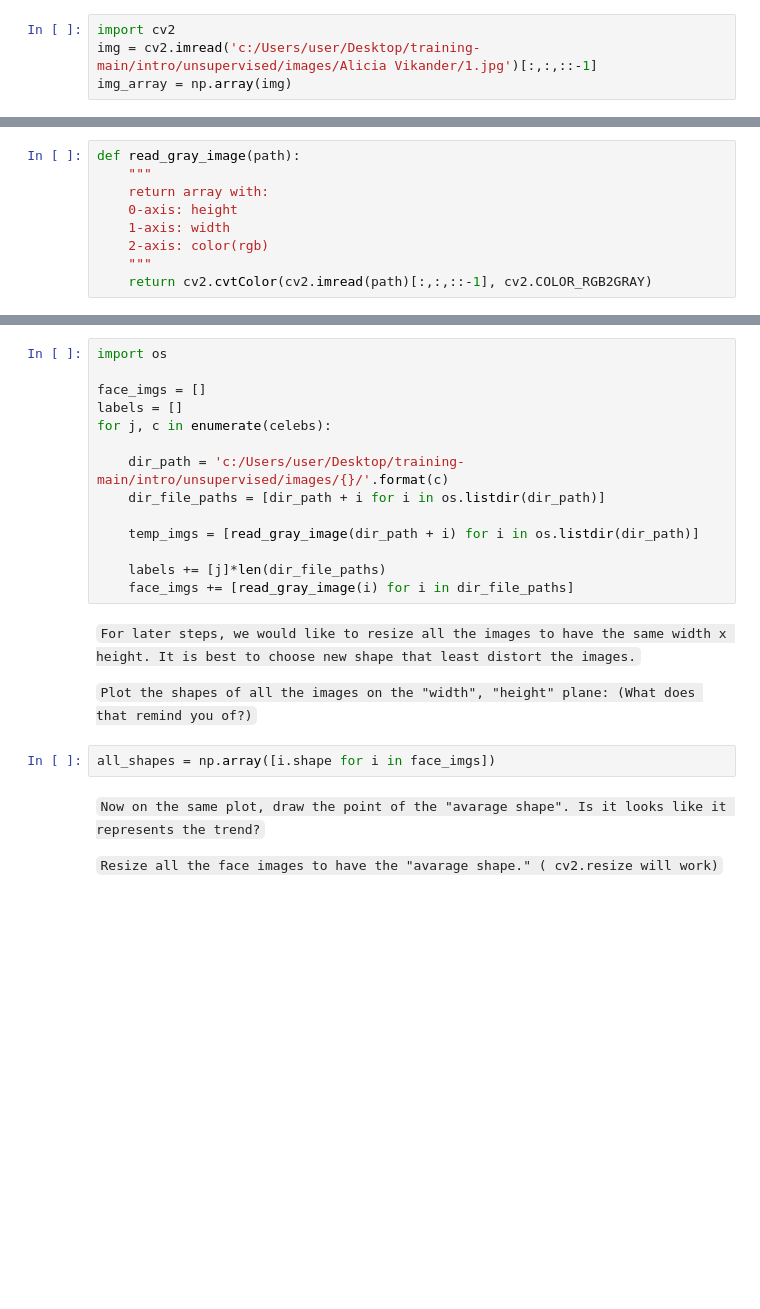
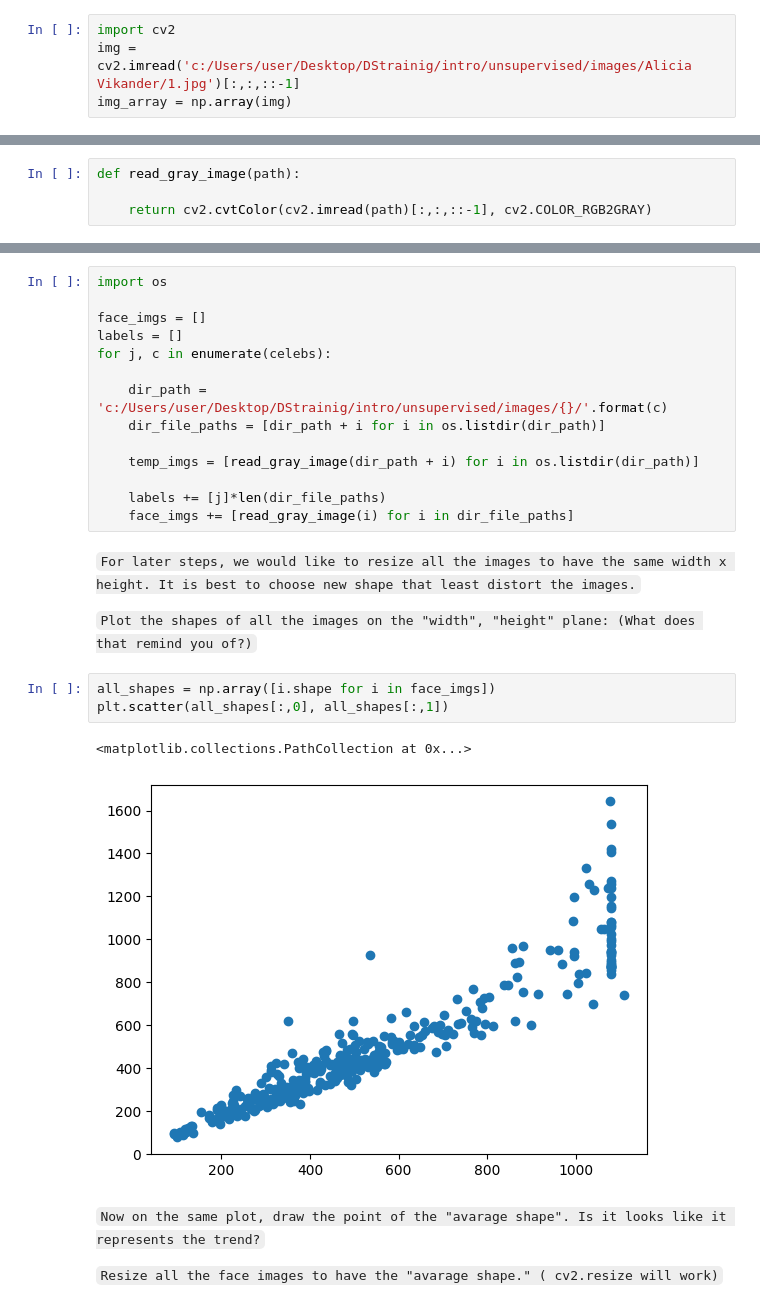
Before and after one commit to Avraham2489/DS_trainnig, a Jupyter notebook: intro/unsupervised/exercise/__clustering_exercise.ipynb, the cells around one changed output, grey strips where cells are left out. Cells and saved outputs as stored; diff of their text form; blank space fills up the shorter version.

````diff
--- a/intro/unsupervised/exercise/__clustering_exercise.ipynb
+++ b/intro/unsupervised/exercise/__clustering_exercise.ipynb
@@ -158,7 +160,7 @@ from sklearn.mixture import GaussianMixture
     https://drive.google.com/file/d/1nUk_Q-ahhUrjmUl_sM9ovb84DybuaQCe/view?usp=sharing)
 # %%
 import cv2
-img = cv2.imread('c:/Users/user/Desktop/training-main/intro/unsupervised/images/Alicia Vikander/1.jpg')[:,:,::-1]
+img = cv2.imread('c:/Users/user/Desktop/DStrainig/intro/unsupervised/images/Alicia Vikander/1.jpg')[:,:,::-1]
 img_array = np.array(img)
 # %%
 plt.imshow(img_array)
@@ -227,11 +234,6 @@ celebs = ['Alicia Vikander', 'Amy Adams', 'Andy Serkis']
 # %%
 def read_gray_image(path):
-    """
-    return array with:
-    0-axis: height
-    1-axis: width
-    2-axis: color(rgb)
-    """
+
     return cv2.cvtColor(cv2.imread(path)[:,:,::-1], cv2.COLOR_RGB2GRAY)
 # %% [markdown]
 ```First we load the face images:```
@@ -242,7 +244,7 @@ face_imgs = []
 labels = []
 for j, c in enumerate(celebs):
 
-    dir_path = 'c:/Users/user/Desktop/training-main/intro/unsupervised/images/{}/'.format(c)
+    dir_path = 'c:/Users/user/Desktop/DStrainig/intro/unsupervised/images/{}/'.format(c)
     dir_file_paths = [dir_path + i for i in os.listdir(dir_path)]
 
     temp_imgs = [read_gray_image(dir_path + i) for i in os.listdir(dir_path)]
@@ -255,6 +257,10 @@ for j, c in enumerate(celebs):
 ```Plot the shapes of all the images on the "width", "height" plane: (What does that remind you of?)```
 # %%
 all_shapes = np.array([i.shape for i in face_imgs])
+plt.scatter(all_shapes[:,0], all_shapes[:,1])
+# %% [output]
+<matplotlib.collections.PathCollection at 0x...>
+[figure, added]
 # %% [markdown]
 ```Now on the same plot, draw the point of the "avarage shape". Is it looks like it represents the trend?```
 
````
Also changed, not shown: parts of 18 cells of this notebook.
